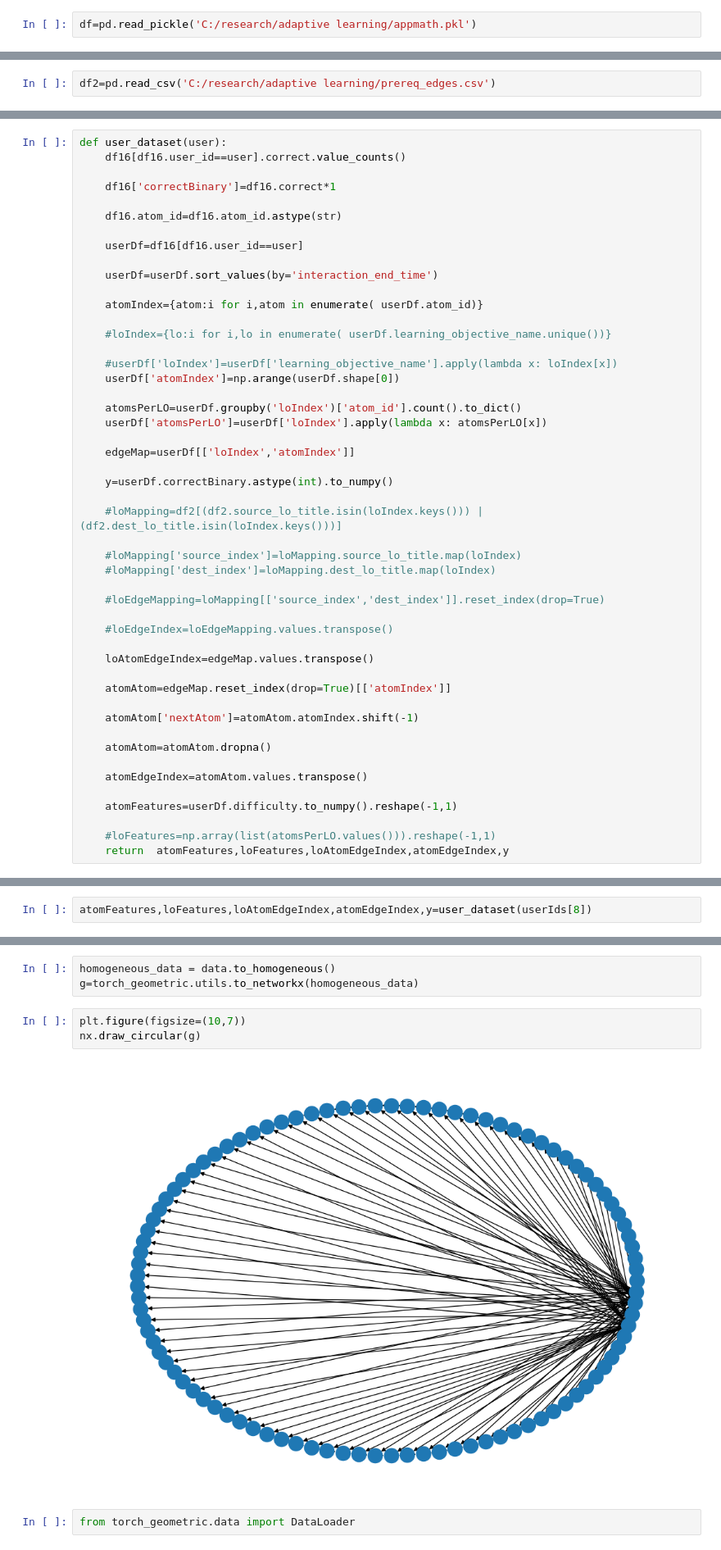
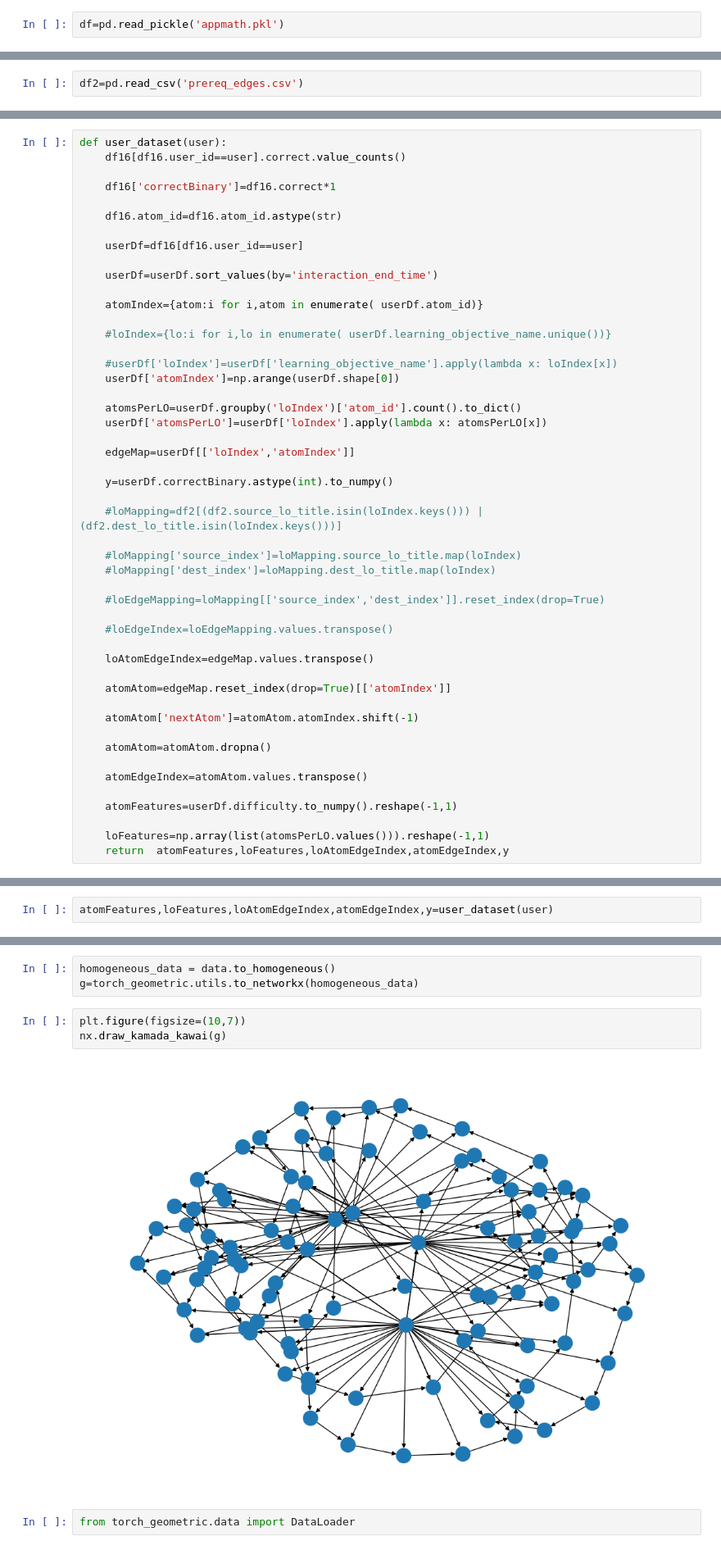
Before and after one commit to MadushanPathirana/msc-research, a Jupyter notebook: adaptive learning/creating graph/creatGraphDatasetDummy.ipynb, the cells around one changed output, grey strips where cells are left out. Shown at 82% size. Drawn from its saved outputs; the diff is of its cells as text.

```diff
--- a/adaptive learning/creating graph/creatGraphDatasetDummy.ipynb
+++ b/adaptive learning/creating graph/creatGraphDatasetDummy.ipynb
@@ -10,4 +10,4 @@ train/test split - https://medium.com/@pytorch_geometric/link-prediction-on-hete
 # %%
 pd.set_option('display.max_columns', None)
 # %%
-df=pd.read_pickle('C:/research/adaptive learning/appmath.pkl')
+df=pd.read_pickle('appmath.pkl')
@@ -14,5 +20,5 @@ df=pd.read_pickle('C:/research/adaptive learning/appmath.pkl')
 # %%
-df2=pd.read_csv('C:/research/adaptive learning/prereq_edges.csv')
+df2=pd.read_csv('prereq_edges.csv')
 # %%
 G=nx.Graph()
 
@@ -227,7 +176,7 @@ def user_dataset(user):
 
     atomFeatures=userDf.difficulty.to_numpy().reshape(-1,1)
 
-    #loFeatures=np.array(list(atomsPerLO.values())).reshape(-1,1)
+    loFeatures=np.array(list(atomsPerLO.values())).reshape(-1,1)
     return  atomFeatures,loFeatures,loAtomEdgeIndex,atomEdgeIndex,y
 # %%
 from torch_geometric.data import HeteroData
@@ -235,4 +184,4 @@ import torch
 # %%
 import torch_geometric.transforms as T
 # %%
-atomFeatures,loFeatures,loAtomEdgeIndex,atomEdgeIndex,y=user_dataset(userIds[8])
+atomFeatures,loFeatures,loAtomEdgeIndex,atomEdgeIndex,y=user_dataset(user)
@@ -376,9 +333,9 @@ homogeneous_data = data.to_homogeneous()
 g=torch_geometric.utils.to_networkx(homogeneous_data)
 # %%
 plt.figure(figsize=(10,7))
-nx.draw_circular(g)
+nx.draw_kamada_kawai(g)
 # %% [output]
-[figure, old version]
+[figure, new version]
 # %%
 from torch_geometric.data import DataLoader
 # %%
```
Also changed, not shown: parts of 31 cells of this notebook, 13 other files.
